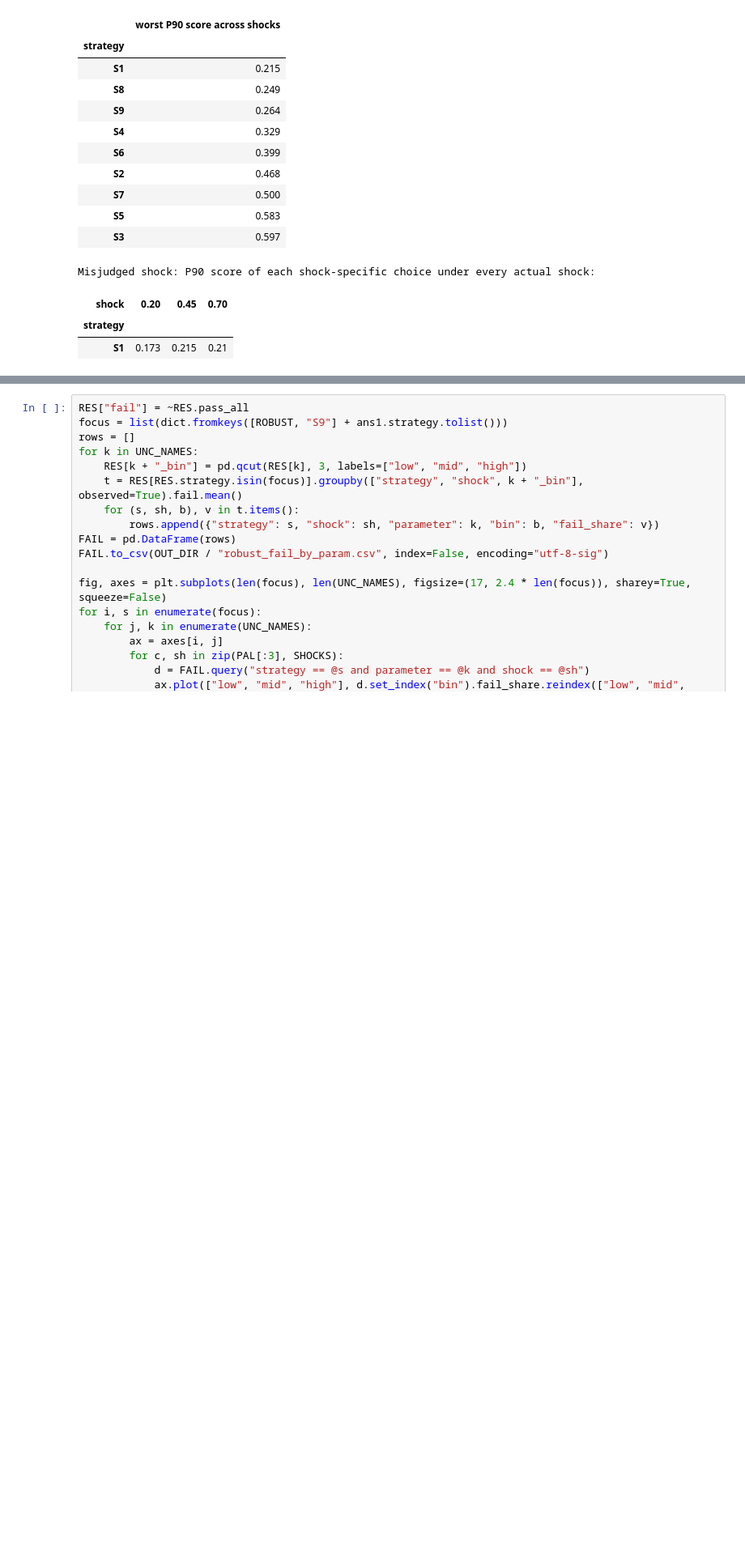
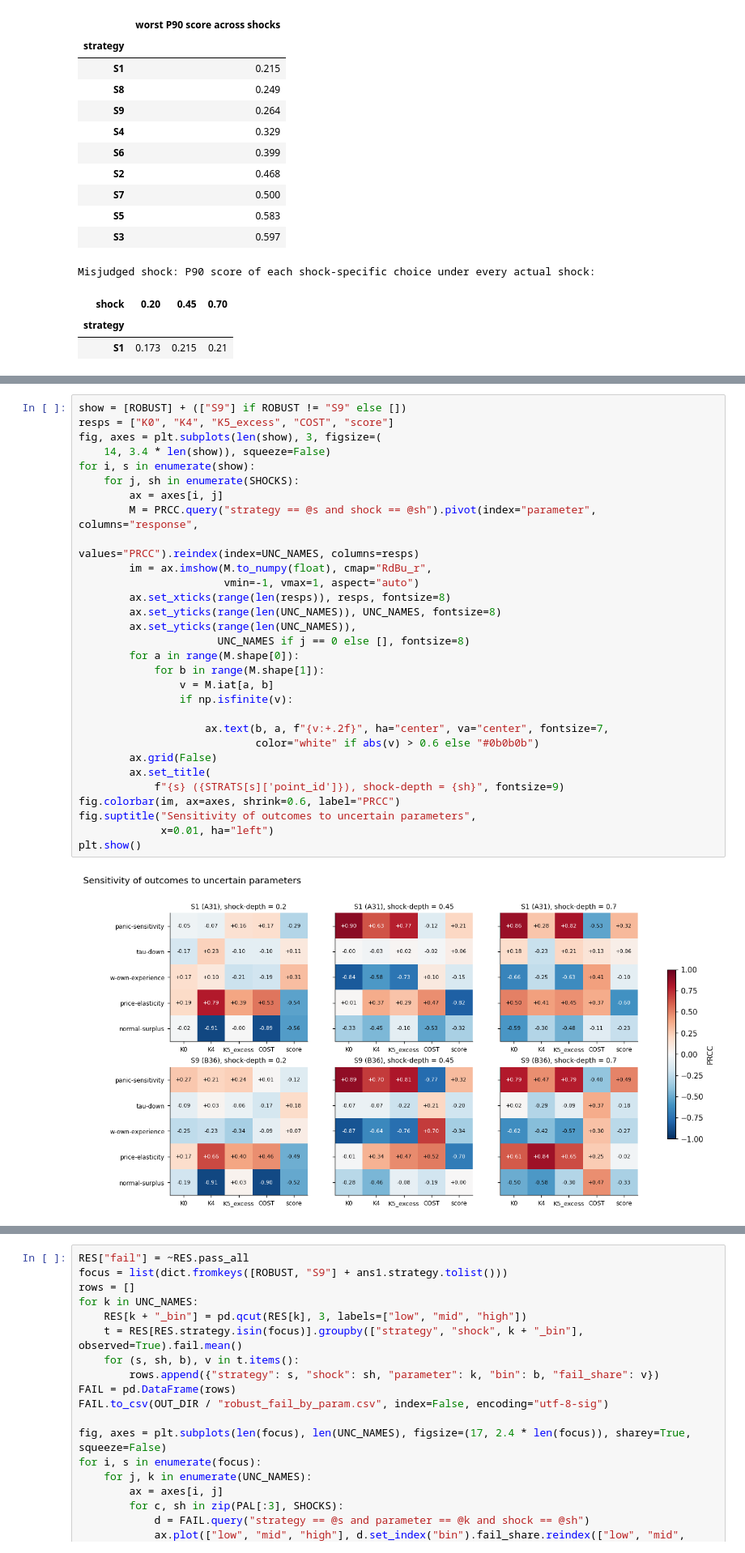
Before and after one commit to adsm1rnov/netlogo-experiment, a Jupyter notebook: 03_robustness.ipynb, the cells around one changed output, grey strips where cells are left out. Shown at 81% size. Cells and saved outputs as stored; diff of their text form; blank space fills up the shorter version.

Commit message:
PRCC complete

```diff
--- a/03_robustness.ipynb
+++ b/03_robustness.ipynb
@@ -643,3 +635,35 @@ Mean |PRCC| across finalists and shocks (which assumptions matter most):
 | K4 | 0.34 | 0.21 | 0.31 | 0.56 | 0.62 |
 | K5_excess | 0.61 | 0.19 | 0.52 | 0.45 | 0.31 |
 | score | 0.24 | 0.16 | 0.18 | 0.59 | 0.39 |
+# %%
+show = [ROBUST] + (["S9"] if ROBUST != "S9" else [])
+resps = ["K0", "K4", "K5_excess", "COST", "score"]
+fig, axes = plt.subplots(len(show), 3, figsize=(
+    14, 3.4 * len(show)), squeeze=False)
+for i, s in enumerate(show):
+    for j, sh in enumerate(SHOCKS):
+        ax = axes[i, j]
+        M = PRCC.query("strategy == @s and shock == @sh").pivot(index="parameter", columns="response",
+                                                                values="PRCC").reindex(index=UNC_NAMES, columns=resps)
+        im = ax.imshow(M.to_numpy(float), cmap="RdBu_r",
+                       vmin=-1, vmax=1, aspect="auto")
+        ax.set_xticks(range(len(resps)), resps, fontsize=8)
+        ax.set_yticks(range(len(UNC_NAMES)), UNC_NAMES, fontsize=8)
+        ax.set_yticks(range(len(UNC_NAMES)),
+                      UNC_NAMES if j == 0 else [], fontsize=8)
+        for a in range(M.shape[0]):
+            for b in range(M.shape[1]):
+                v = M.iat[a, b]
+                if np.isfinite(v):
+
+                    ax.text(b, a, f"{v:+.2f}", ha="center", va="center", fontsize=7,
+                            color="white" if abs(v) > 0.6 else "#0b0b0b")
+        ax.grid(False)
+        ax.set_title(
+            f"{s} ({STRATS[s]['point_id']}), shock-depth = {sh}", fontsize=9)
+fig.colorbar(im, ax=axes, shrink=0.6, label="PRCC")
+fig.suptitle("Sensitivity of outcomes to uncertain parameters",
+             x=0.01, ha="left")
+plt.show()
+# %% [output]
+[figure, added]
```
Also changed, not shown: parts of 5 cells of this notebook.
